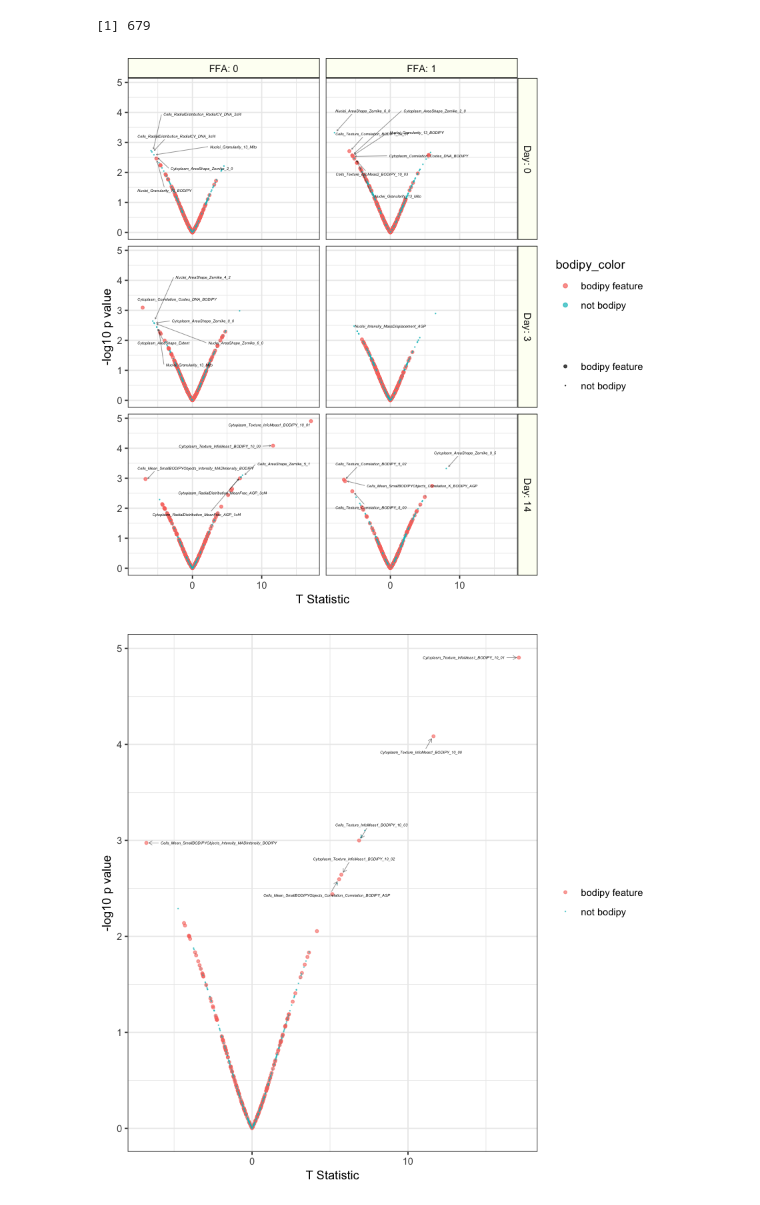
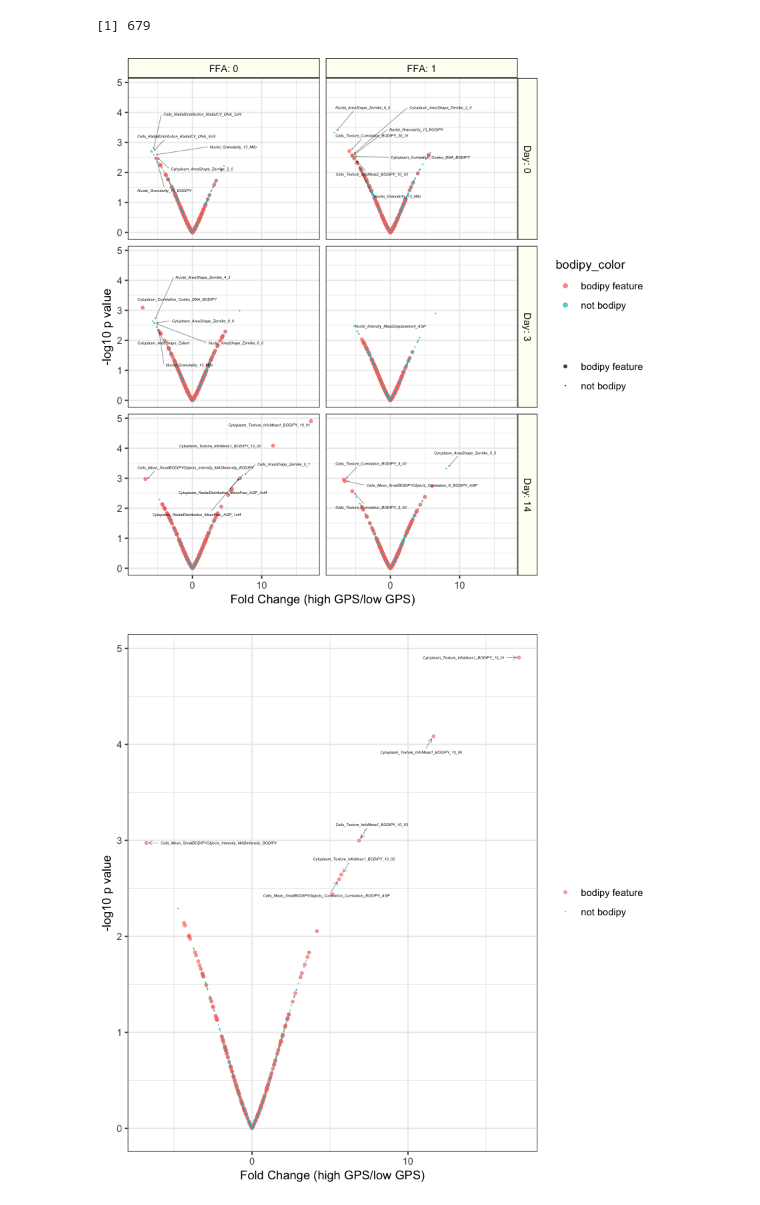
Before and after one commit to broadinstitute/2018_04_12_T2D_V2F_Saadat_Broad, a Jupyter notebook: visualize_fat_globules.ipynb, the cells around one changed output. Drawn from its saved outputs; the diff is of its cells as text; code cells hidden in the pictures.

Commit message:
save svg and update axis title

```diff
--- a/visualize_fat_globules.ipynb
+++ b/visualize_fat_globules.ipynb
@@ -5,3 +7,5 @@ suppressPackageStartupMessages(library(dplyr))
+# %%
+extensions <- c(".png", ".pdf", ".svg")
 # %%
 results_file <- file.path("results", "fat_globule_analysis_results.tsv")
 all_results_df <- readr::read_tsv(results_file, col_types=readr::cols())
@@ -32,37 +36,39 @@ label_logic <- abs(all_results_df$neg_log_10_p) > 3 | all_results_df$t_stat < -5
 append_day <- function(string) paste("Day:", string)
 append_ffa <- function(string) paste0("FFA: ", string)
 # %%
-ggplot(all_results_df,
+full_volcano_gg <- ggplot(all_results_df,
        aes(x=t_stat, y=neg_log_10_p)) +
     geom_point(aes(color = bodipy_color,
                    size = bodipy_color),
                alpha = 0.7) +
-    xlab("T Statistic") +
+    xlab("Fold Change (high GPS/low GPS)") +
     ylab("-log10 p value") +
     facet_grid(diff_day~FFA,
                labeller = labeller(diff_day = as_labeller(append_day),
                                    FFA = as_labeller(append_ffa))) +
     scale_size_manual(name = "",
                       values = c("bodipy feature" = 1, "not bodipy" = 0.02)) +
     theme_bw() +
     geom_text_repel(data = subset(all_results_df, label_logic),
                     arrow = arrow(length = unit(0.01, "npc")),
                     box.padding = 0.6,
                     point.padding = 0.3,
                     segment.size = 0.2,
                     segment.alpha = 0.6,
                     size = 1.2,
                     fontface = "italic",
                     aes(label = cp_feature,
                         x = t_stat,
                         y = neg_log_10_p)) +
     theme(strip.background = element_rect(colour = "black",
                                           fill = "#fdfff4"))
 
-out_file <- file.path("figures", "volcano_fat_globule_viz.png")
-ggsave(out_file, height = 6, width = 7, dpi = 300)
+full_volcano_gg
+
+base_file <- file.path("figures", "volcano_fat_globule_viz")
+save_figure(full_volcano_gg, base_file, extensions, height = 6, width = 7, dpi = 500)
 # %% [output]
-[figure, old version]
+[figure, new version]
 # %%
 subset_results_df <- all_results_df %>%
     dplyr::filter(diff_day == "14", FFA == 0)
@@ -76,12 +82,12 @@ label_logic <- (
     subset_results_df$t_stat > 10
     )
 
-ggplot(subset_results_df,
+day14_gg <- ggplot(subset_results_df,
        aes(x=t_stat, y=neg_log_10_p)) +
     geom_point(aes(color = bodipy_color,
                    size = bodipy_color),
                alpha = 0.6) +
-    xlab("T Statistic") +
+    xlab("Fold Change (high GPS/low GPS)") +
     ylab("-log10 p value") +
     scale_size_manual(name = "",
                       values = c("bodipy feature" = 1, "not bodipy" = 0.02)) +
@@ -101,10 +107,12 @@ ggplot(subset_results_df,
     theme(strip.background = element_rect(colour = "black",
                                           fill = "#fdfff4"))
 
-out_file <- file.path("figures", "volcano_fat_globule_viz_day14_FFA0.png")
-ggsave(out_file, height = 3.5, width = 5, dpi = 300)
+day14_gg
+
+base_file <- file.path("figures", "volcano_fat_globule_viz_day14_FFA0")
+save_figure(day14_gg, base_file, extensions, height = 3.5, width = 5, dpi = 500)
 # %% [output]
-[figure, old version]
+[figure, new version]
 # %%
 label_logic <- (all_results_df$bodipy_color == "bodipy feature" &
                 all_results_df$FFA == 0 &
```
Also changed, not shown: parts of 2 cells of this notebook, 1 other file.
